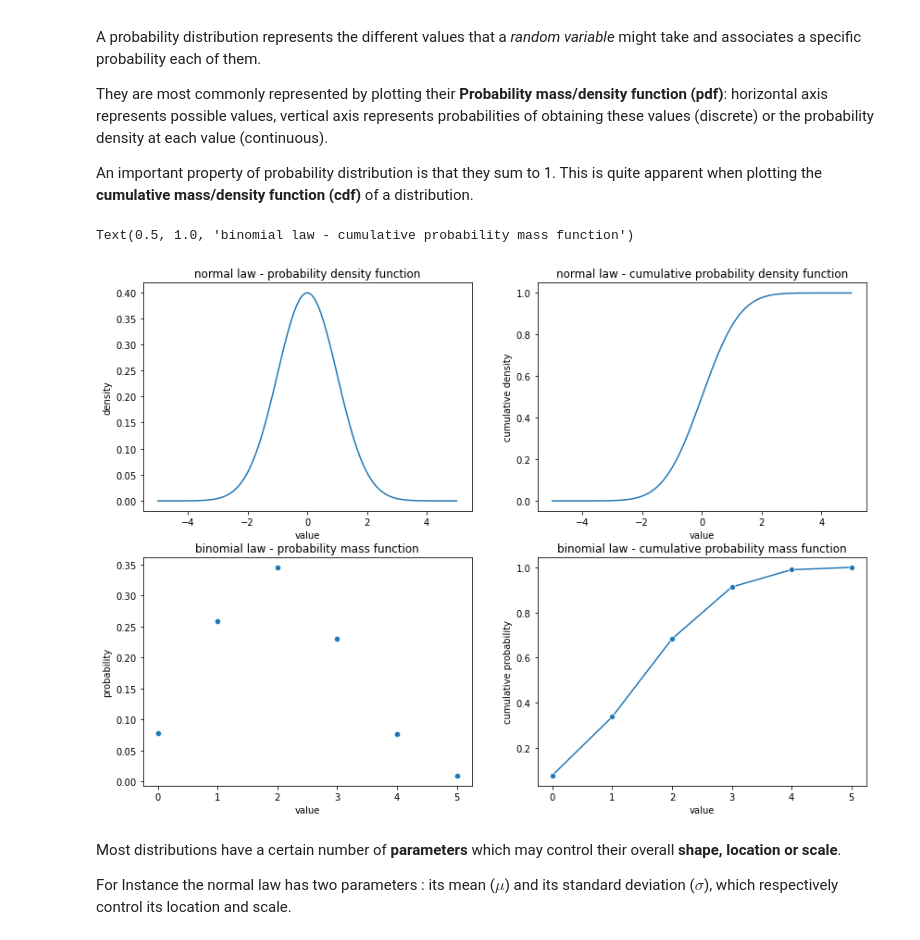
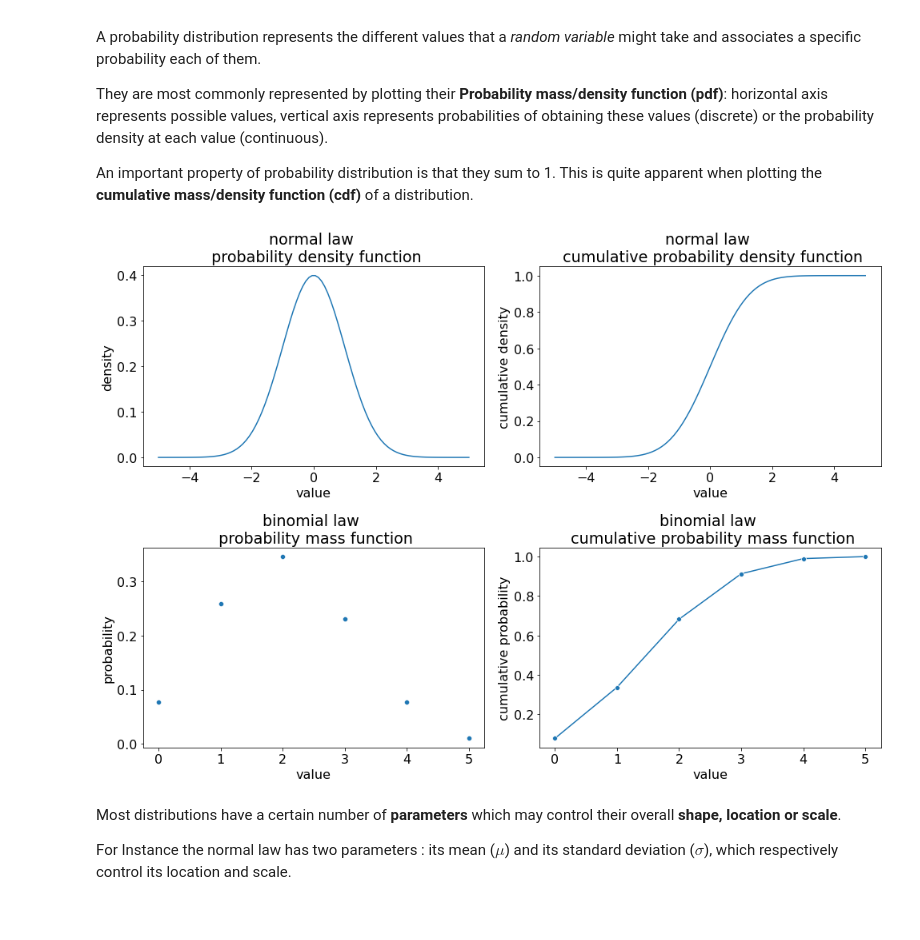
Before and after one commit to sib-swiss/introduction-to-statistics-with-python-training, a Jupyter notebook: 02_distribution_and_statistical_tests.ipynb, the cells around one changed output. Saved outputs shown, nothing was run; the diff lists cells and outputs as text; code cells hidden in the pictures.

```diff
--- a/02_distribution_and_statistical_tests.ipynb
+++ b/02_distribution_and_statistical_tests.ipynb
@@ -43,6 +43,14 @@ import seaborn as sns
 import scipy.stats as stats
 import pandas as pd
 import numpy as np
+
+
+### This is some configuration to make the plots work better when presenting online
+%matplotlib inline
+
+import matplotlib.pylab as pylab
+pylab.rcParams['figure.figsize'] = 10, 10
+plt.rc("font", size=16)
 # %% [markdown]
 ## what is a probability distribution ?
 
@@ -55,27 +63,27 @@ This is quite apparent when plotting the **cumulative mass/density function (cdf
 # %%
 f, axes = plt.subplots( 2, 2, figsize=(14, 10) )
 
 # standard normal distribution
 x = np.linspace(-5,5, 100) # 100 equally separated points between -5 and 5
 a= sns.lineplot(x=x, y=stats.norm.pdf(x) , ax = axes[0,0])
 a.set(xlabel='value', ylabel='density')
-a.set_title('normal law - probability density function')
+a.set_title('normal law \n probability density function')
 a=sns.lineplot(x=x, y=stats.norm.cdf(x) , ax = axes[0,1])
 a.set(xlabel='value', ylabel='cumulative density')
-a.set_title('normal law - cumulative probability density function')
+a.set_title('normal law \n cumulative probability density function')
 
 # binomial distribution
 n, p = 5, 0.4 # parameters of the binomial distribution
 x = list(range(n+1)) # all integers from 0 to n, included.
 a=sns.scatterplot(x=x, y=stats.binom.pmf(x,n,p) , ax = axes[1,0])
 a.set(xlabel='value', ylabel='probability')
-a.set_title('binomial law - probability mass function')
+a.set_title('binomial law \n probability mass function')
 a=sns.lineplot(x=x, y=stats.binom.cdf(x,n,p) , marker="o",  ax = axes[1,1])
 a.set(xlabel='value', ylabel='cumulative probability' )
-a.set_title('binomial law - cumulative probability mass function')
+a.set_title('binomial law \n cumulative probability mass function')
+plt.tight_layout()
 # %% [output]
-Text(0.5, 1.0, 'binomial law - cumulative probability mass function')
-[figure, old version]
+[figure, new version]
 # %% [markdown]
 Most distributions have a certain number of **parameters** which may control their overall **shape, location or scale**.
 
```
Also changed, not shown: parts of 29 cells of this notebook, 4 other files.
